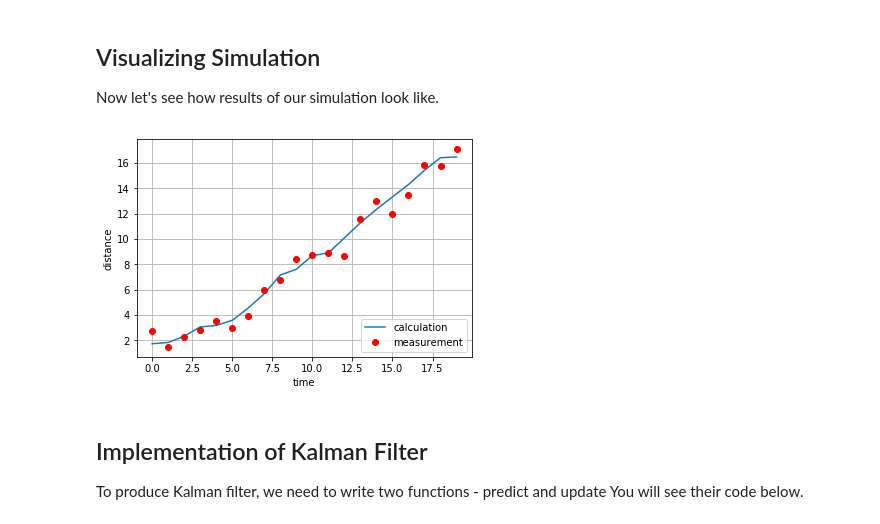
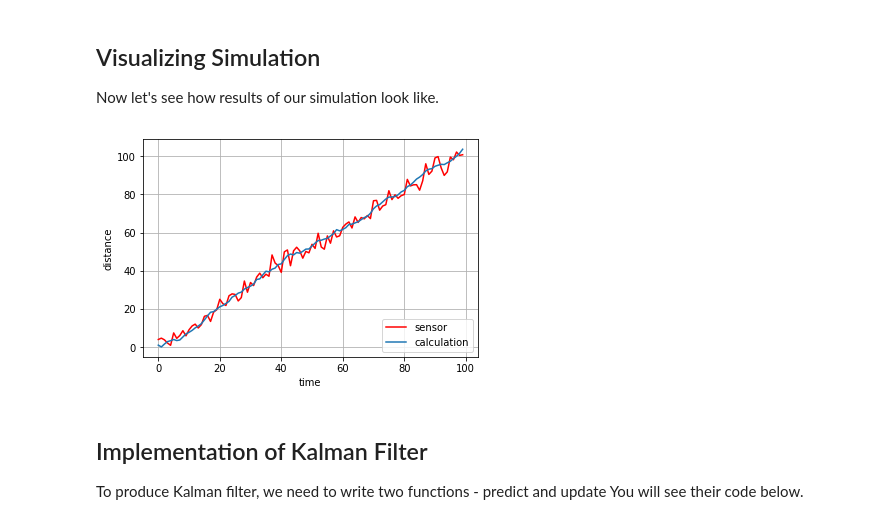
Before and after one commit to nickaleks/adaptive-kalman-filter, a Jupyter notebook: kalman filter.ipynb, the cells around one changed output. Cells and saved outputs as stored; diff of their text form; code cells hidden in the pictures.

```diff
--- a/kalman filter.ipynb
+++ b/kalman filter.ipynb
@@ -114,8 +115,8 @@ def generate_simulation(initial_state, process_var, sensor_var, length=1):
 
     for _ in range(length):
         x += v + randn() * process_std # compute new coordinate
-        coordinates.append(x)
-        measurements.append(x + randn() * sensor_std) #compute sensor readings
+        coordinates.append(np.array([[x], [v]]))
+        measurements.append(np.array([[x + randn() * sensor_std], [v + randn() * sensor_std]])) #compute sensor readings
 
     return np.array(coordinates), np.array(measurements)
 # %% [markdown]
@@ -123,18 +124,19 @@ def generate_simulation(initial_state, process_var, sensor_var, length=1):
 
 Now let's see how results of our simulation look like.
 # %%
-sim_length = 20
-x, m = generate_simulation([0, 1], process_var=0.2, sensor_var=0.5, length=sim_length)
+sim_length = 100
+x, m = generate_simulation([0, 1], process_var=0.5, sensor_var=10.0, length=sim_length)
 
-plt.plot(range(sim_length), x, label="calculation")
-plt.plot(range(sim_length), m ,'ro', label="measurement")
+plt.plot(range(sim_length), m[:, 0] ,'r', label="sensor")
+plt.plot(range(sim_length), x[:, 0], label="calculation")
+
 plt.ylabel("distance")
 plt.xlabel("time")
 plt.legend(loc='lower right', shadow=False)
 plt.grid(True)
 plt.show()
 # %% [output]
-[figure, old version]
+[figure, new version]
 # %% [markdown]
 ## Implementation of Kalman Filter
 
```
Also changed, not shown: parts of 20 cells of this notebook.
